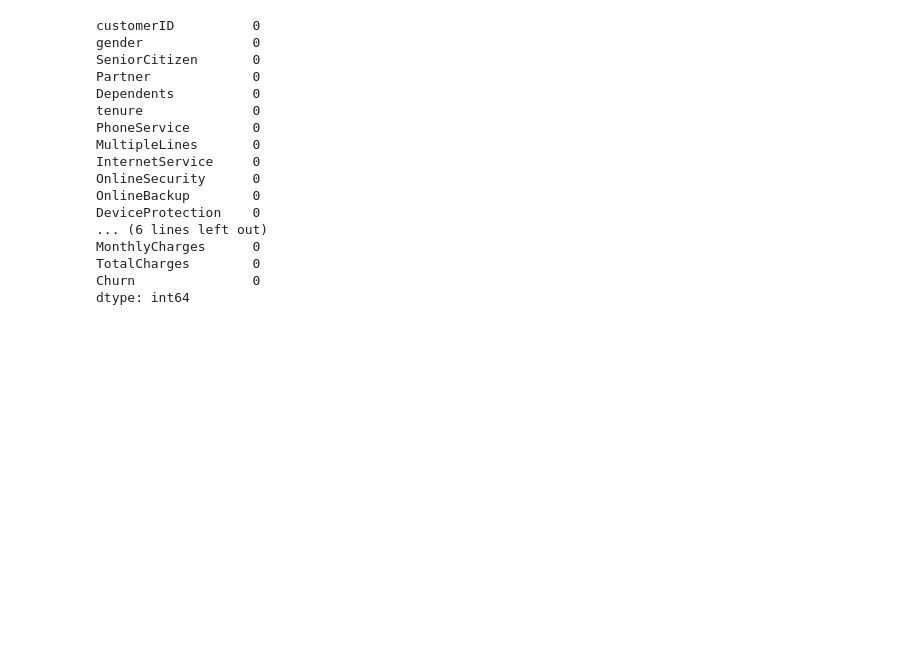
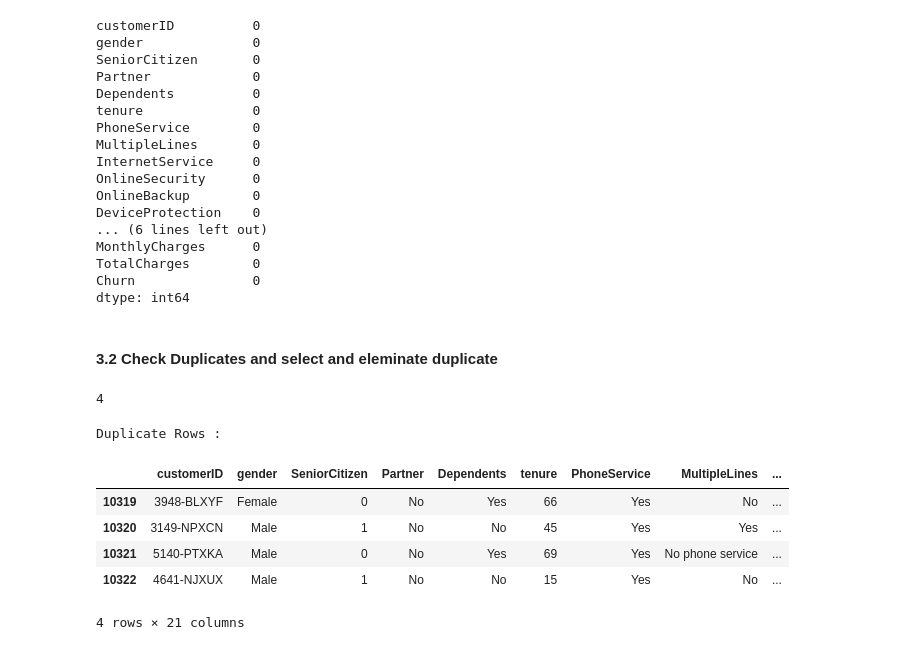
Before and after one commit to debugithub1234/update_project24, a Jupyter notebook: notebook/1 . EDA_CHURNE .ipynb, the cells around one changed output. Saved outputs shown, nothing was run; the diff lists cells and outputs as text; code cells hidden in the pictures; blank space fills up the shorter version.

Commit message:
new commit duplicate eleminate

```diff
--- a/notebook/1 . EDA_CHURNE .ipynb
+++ b/notebook/1 . EDA_CHURNE .ipynb
@@ -275,3 +275,22 @@ MonthlyCharges      0
 TotalCharges        0
 Churn               0
 dtype: int64
+# %% [markdown]
+#### 3.2 Check Duplicates and select and eleminate duplicate
+# %%
+df.duplicated().sum()
+# %% [output]
+4
+# %%
+duplicate = df[df.duplicated()]
+
+print("Duplicate Rows :")
+duplicate
+# %% [output]
+Duplicate Rows :
+|  | customerID | gender | SeniorCitizen | Partner | Dependents | tenure | PhoneService | MultipleLines | ... |
+| 10319 | 3948-BLXYF | Female | 0 | No | Yes | 66 | Yes | No | ... |
+| 10320 | 3149-NPXCN | Male | 1 | No | No | 45 | Yes | Yes | ... |
+| 10321 | 5140-PTXKA | Male | 0 | No | Yes | 69 | Yes | No phone service | ... |
+| 10322 | 4641-NJXUX | Male | 1 | No | No | 15 | Yes | No | ... |
+4 rows × 21 columns
```
Also changed, not shown: parts of 3 cells of this notebook.
